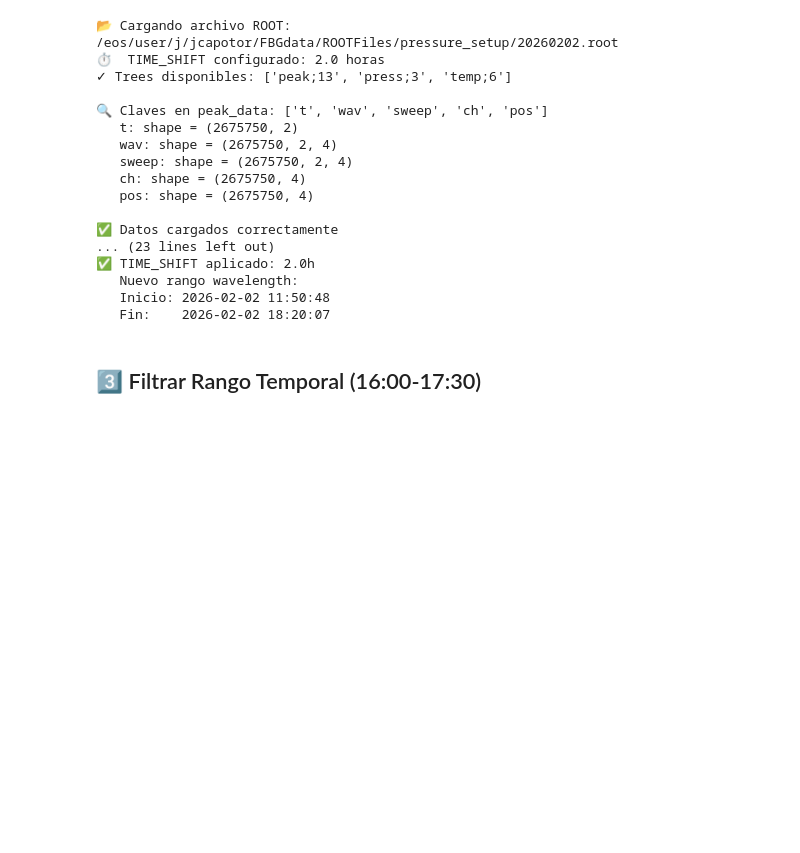
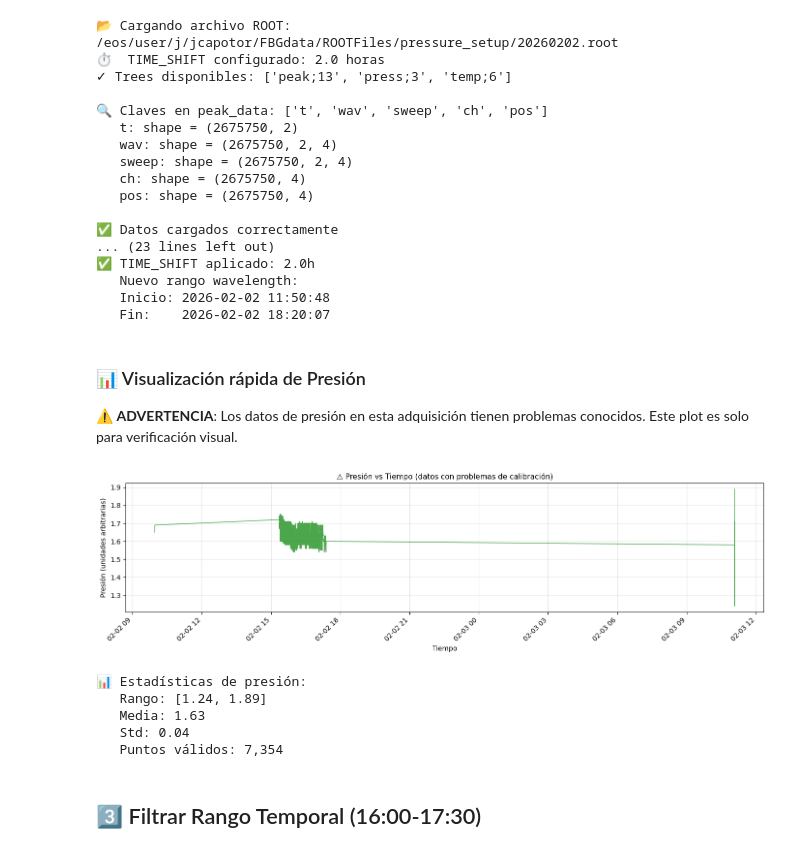
Before and after one commit to garpol/rtd-calibration-ana, a Jupyter notebook: FBG_Sensitivity_Analysis/Analisis_FBG_4sensores_20270202.ipynb, the cells around one changed output. Saved outputs shown, nothing was run; the diff lists cells and outputs as text; code cells hidden in the pictures; blank space fills up the shorter version.

Commit message:
Add pressure visualization section with diagnostic plot
- Added pressure vs time plot after data loading section
- Includes warning about known calibration issues
- Handles 2D pressure array structure correctly
- Uses dedicated time array from press_data for proper alignment
- Shows pressure statistics (range, mean, std) for quick diagnostics

```diff
--- a/FBG_Sensitivity_Analysis/Analisis_FBG_4sensores_20270202.ipynb
+++ b/FBG_Sensitivity_Analysis/Analisis_FBG_4sensores_20270202.ipynb
@@ -234,6 +234,58 @@ except Exception as e:
    Nuevo rango wavelength:
    Inicio: 2026-02-02 11:50:48
    Fin:    2026-02-02 18:20:07
+# %% [markdown]
+### 📊 Visualización rápida de Presión
+
+⚠️ **ADVERTENCIA**: Los datos de presión en esta adquisición tienen problemas conocidos. Este plot es solo para verificación visual.
+# %%
+# Plot simple de presión vs tiempo (datos con problemas conocidos)
+fig, ax = plt.subplots(1, 1, figsize=(14, 4))
+
+# Extraer tiempos de presión y datos
+times_press_raw = press_data["t"]
+times_press = np.array([datetime.datetime.utcfromtimestamp(float(t)) for t in times_press_raw])
+
+# Verificar dimensiones de press_raw y seleccionar primer sensor si es necesario
+if len(press_raw.shape) > 1:
+    press_data_plot = press_raw[:, 0]  # Usar primer sensor de presión
+else:
+    press_data_plot = press_raw
+
+# Filtrar valores positivos
+press_valid_mask = press_data_plot > 0
+times_press_valid = times_press[press_valid_mask]
+press_valid = press_data_plot[press_valid_mask]
+
+if len(press_valid) > 0:
+    ax.plot(times_press_valid, press_valid, 'g-', linewidth=1.0, alpha=0.7)
+    ax.set_xlabel('Tiempo', fontsize=10)
+    ax.set_ylabel('Presión (unidades arbitrarias)', fontsize=10)
+    ax.set_title('⚠️ Presión vs Tiempo (datos con problemas de calibración)', fontsize=11)
+    ax.grid(True, alpha=0.3)
+
+    # Rotar etiquetas del eje X
+    for label in ax.get_xticklabels():
+        label.set_rotation(45)
+        label.set_ha('right')
+
+    plt.tight_layout()
+    plt.show()
+
+    print(f"📊 Estadísticas de presión:")
+    print(f"   Rango: [{np.min(press_valid):.2f}, {np.max(press_valid):.2f}]")
+    print(f"   Media: {np.mean(press_valid):.2f}")
+    print(f"   Std: {np.std(press_valid):.2f}")
+    print(f"   Puntos válidos: {len(press_valid):,}")
+else:
+    print("⚠️ No hay datos válidos de presión para mostrar")
+# %% [output]
+[figure, added]
+📊 Estadísticas de presión:
+   Rango: [1.24, 1.89]
+   Media: 1.63
+   Std: 0.04
+   Puntos válidos: 7,354
 # %% [markdown]
 ## 3️⃣ Filtrar Rango Temporal (16:00-17:30)
 # %%
```
